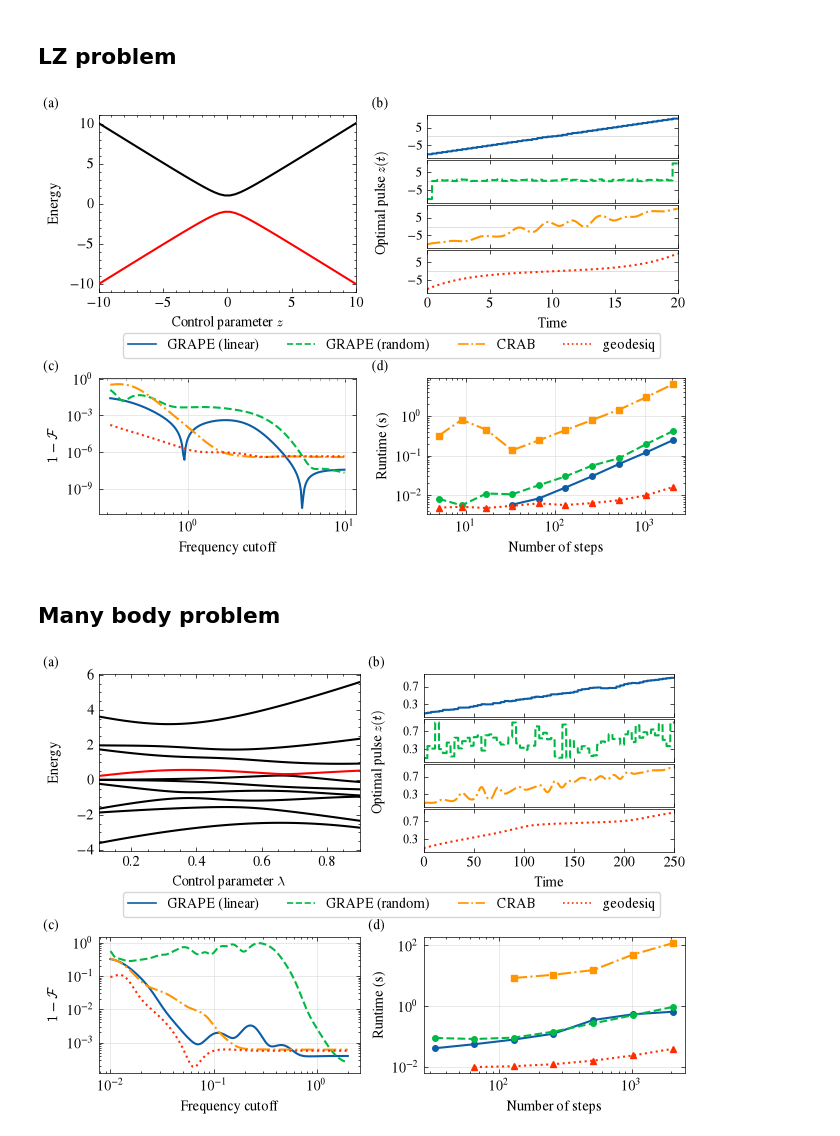
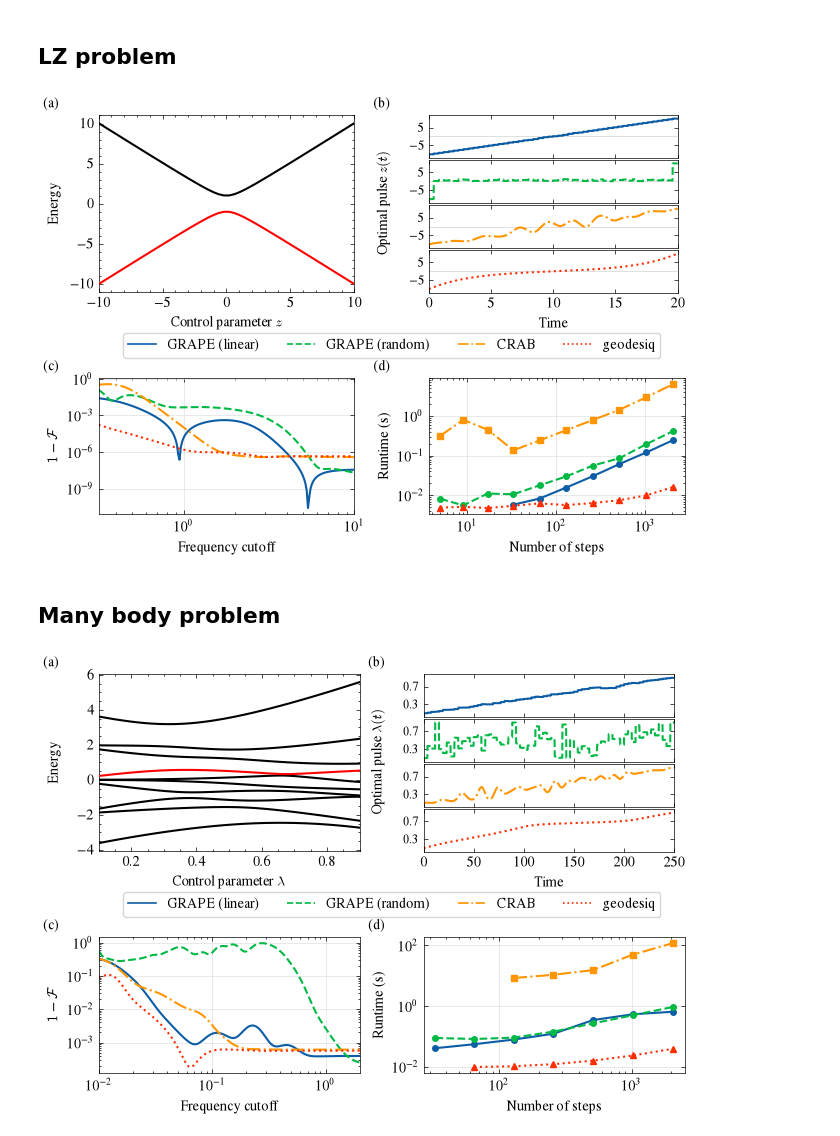
Before and after one commit to geodesiq-control/geodesiq-control, a Jupyter notebook: dev/manuscript_figures.ipynb, the cells around one changed output. Drawn from its saved outputs; the diff is of its cells as text; code cells hidden in the pictures.

```diff
--- a/dev/manuscript_figures.ipynb
+++ b/dev/manuscript_figures.ipynb
@@ -100,7 +100,7 @@ fig, (ax_a, ax_b, ax_c) = plt.subplots(1, 3, figsize=(13, 4), constrained_layout
 # ─────────────────────────────────────────────────────────────────────────────
 
 
-ax_a.set_xlabel("Control parameter", fontsize=fontsize_label)
+ax_a.set_xlabel("Control parameter ($z$)", fontsize=fontsize_label)
 ax_a.set_ylabel("Energy", fontsize=fontsize_label)
 
 scatter_size = 200
@@ -129,8 +129,8 @@ ax_a.text(0.75, 0.3, r"$|\psi_\text{0}(t)\rangle$", fontsize=17, color=C_SPECTRU
 ax_b.plot(t_lin, pulse_lin, color=C_LINEAR, lw=linewidth, label="Linear pulse", ls="dotted")
 ax_b.plot(t_geo, pulse_geo, color=C_GEOMETRIC, lw=linewidth, label="geodesiq")
 
-ax_b.set_xlabel("Rescaled time", fontsize=fontsize_label)
-ax_b.set_ylabel("Pulse amplitude", fontsize=fontsize_label)
+ax_b.set_xlabel("Rescaled time ($t / t_\mathrm{f}$)", fontsize=fontsize_label)
+ax_b.set_ylabel("Pulse amplitude ($z(t)$)", fontsize=fontsize_label)
 ax_b.legend(frameon=False, fontsize=fontsize_label)
 
 # ─────────────────────────────────────────────────────────────────────────────
@@ -143,8 +143,9 @@ infidelity_geometric = 1 - fidelities_geometric
 
 ax_c.semilogy(durations, infidelity_linear, color=C_LINEAR, lw=linewidth - 1, alpha=0.6, ls="dotted")
 ax_c.semilogy(durations, infidelity_geometric, color=C_GEOMETRIC, lw=linewidth - 1, alpha=0.6)
-ax_c.set_ylabel("State transfer in-fidelity", fontsize=fontsize_label)
+ax_c.set_ylabel("State transfer in-fidelity ($1 - \mathcal{F}$)", fontsize=fontsize_label)
 ax_c.yaxis.set_minor_locator(ticker.LogLocator(subs="all"))
+ax_c.set_xlabel(r"Pulse duration ($xt_\mathrm{f}$)", fontsize=fontsize_label)
 
 for ax in [ax_a, ax_b, ax_c]:
     ax.tick_params(labelsize=14)
@@ -551,7 +548,7 @@ def fidelity_vs_time_L(durations, L, ising_model, n_jobs=-1):
     return np.array(fidelities)
 
 
-def pulses_and_runtime(Ls, ising_model, num_samples=100):
+def pulses_and_runtime(Ls, ising_model, num_samples=200):
     runtimes = []
     control_pulses = []
 
@@ -621,7 +618,7 @@ ax = axes[2]
 x = np.arange(len(Ls_runtime))
 
 parts = ax.violinplot(
-    [runtimes[i] for i in range(len(Ls_runtime))], positions=x, widths=0.6, showmeans=True, showextrema=True
+    [runtimes[i] for i in range(len(Ls_runtime))], positions=x, widths=0.6, showmedians=True, showextrema=True
 )
 
 for i, body in enumerate(parts["bodies"]):
@@ -629,7 +626,7 @@ for i, body in enumerate(parts["bodies"]):
     body.set_edgecolor(colors_rgba[i])
     body.set_alpha(0.7)
 
-for key in ("cmeans", "cmins", "cmaxes", "cbars"):
+for key in ("cmedians", "cmins", "cmaxes", "cbars"):
     parts[key].set_color("black")
     parts[key].set_linewidth(1.2)
 
@@ -950,6 +947,7 @@ ax_fidelity.set_yscale("log")
 ax_fidelity.set_xlabel("Frequency cutoff")
 ax_fidelity.set_ylabel(r"$1 - \mathcal{F}$")
 light_grid(ax_fidelity)
+ax_fidelity.set_xlim(min(cutoffs), 10)
 
 
 # ======= D: Runtime =======
@@ -991,7 +989,7 @@ fig.align_ylabels([ax_energy, ax_fidelity])
 
 fig.savefig("figures/LZ_benchmarks.pdf")
 # %% [output]
-[figure, old version]
+[figure, new version]
 # %% [markdown]
 ## Many body problem
 # %%
@@ -1107,7 +1105,7 @@ pulse_axes[-1].set_xlim(0, max(np.max(m[3]) for m in methods))
 pulse_axes[-1].set_xlabel("Time")
 
 # one y-label centred on the stack
-pulse_axes[1].set_ylabel("Optimal pulse $z(t)$")
+pulse_axes[1].set_ylabel("Optimal pulse $\lambda(t)$")
 pulse_axes[1].yaxis.set_label_coords(-0.15, 0.0)
 
 
@@ -1121,6 +1119,7 @@ ax_fidelity.set_yscale("log")
 ax_fidelity.set_xlabel("Frequency cutoff")
 ax_fidelity.set_ylabel(r"$1 - \mathcal{F}$")
 light_grid(ax_fidelity)
+ax_fidelity.set_xlim(min(cutoffs), max(cutoffs))
 
 
 # ======= D: Runtime =======
@@ -1135,31 +1134,31 @@ ax_runtime.set_ylabel("Runtime (s)")
 light_grid(ax_runtime)
 
 
 # ======= Common legend =======
 
 handles, labels = ax_fidelity.get_legend_handles_labels()
 
 ax_legend.axis("off")
 leg = ax_legend.legend(
     handles,
     labels,
     loc="center",
     ncols=4,
     frameon=True,
     fontsize=10,
 )
 plt.setp(leg.legend_handles, linewidth=1.2)
 
 
 # ======= Panel labels & alignment =======
 
 for ax, label in zip([ax_energy, pulse_axes[0], ax_fidelity, ax_runtime], ["(a)", "(b)", "(c)", "(d)"]):
     ax.annotate(
         label, xy=(0, 1), xycoords="axes fraction", xytext=(-40, 3), textcoords="offset points", va="bottom", ha="left"
     )
 
 fig.align_ylabels([ax_energy, ax_fidelity])
 
 fig.savefig("figures/many_body_benchmarks.pdf")
 # %% [output]
-[figure, old version]
+[figure, new version]
```
Also changed, not shown: parts of 6 cells of this notebook, 10 other files.
